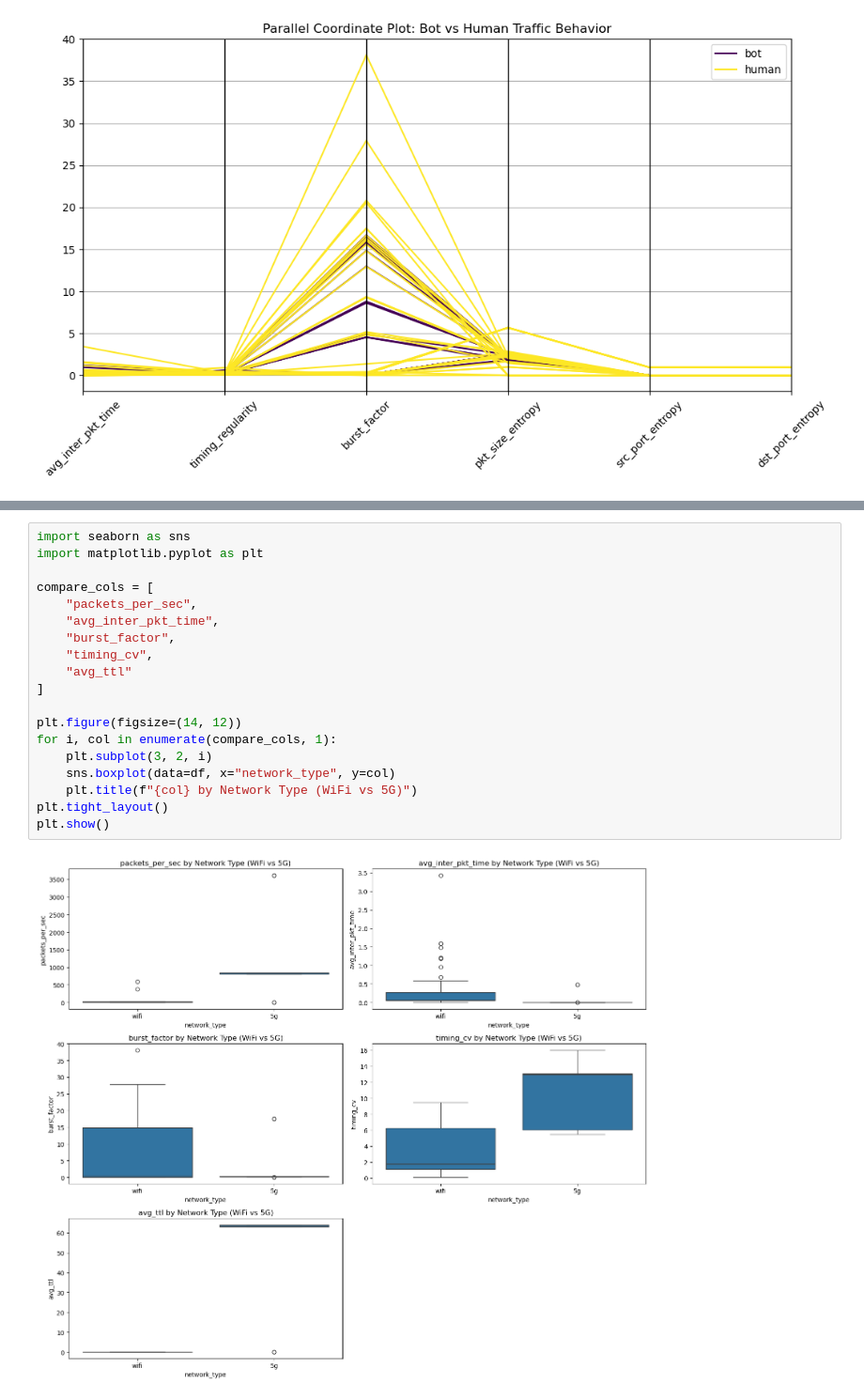
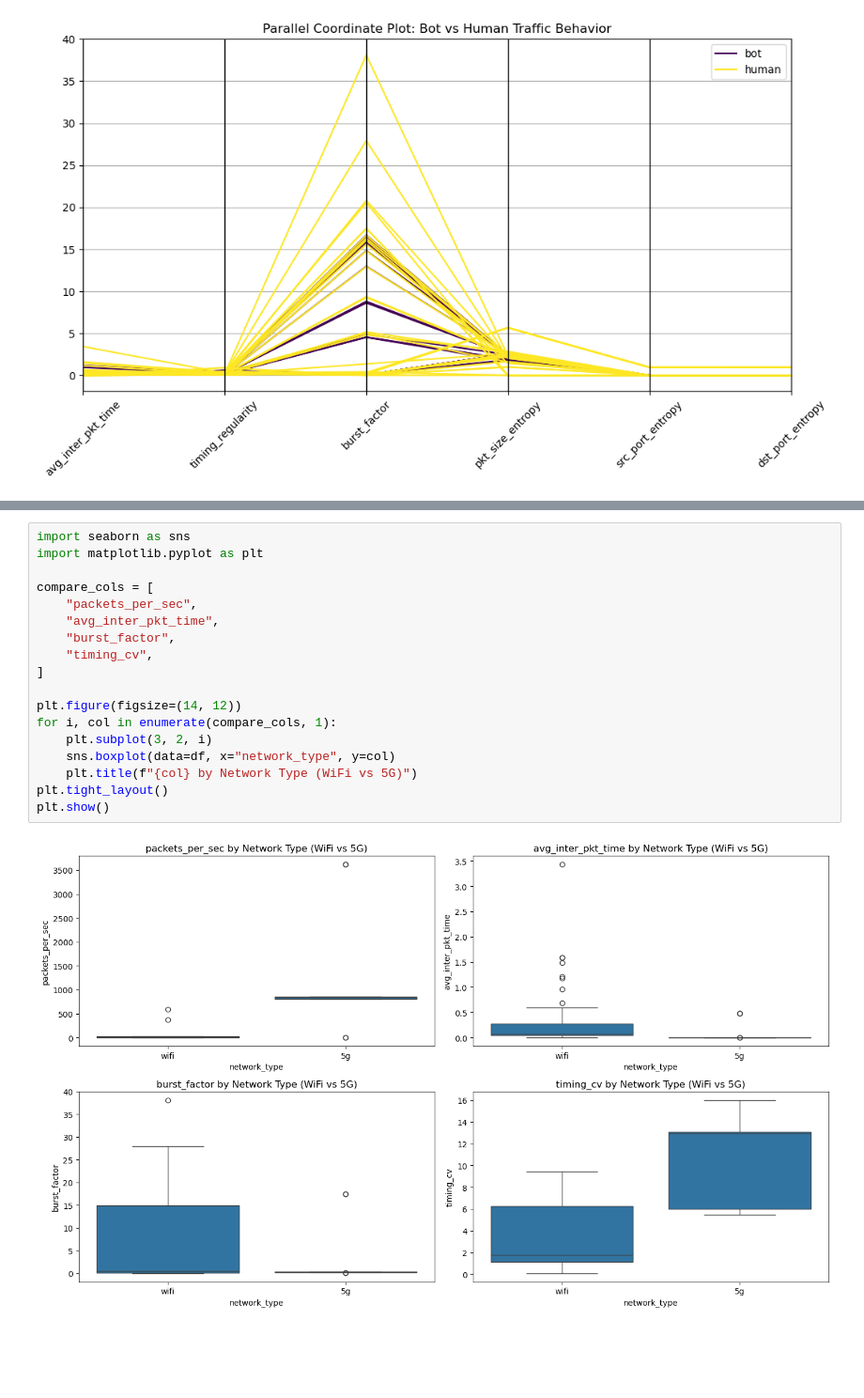
Before and after one commit to carissabb/Bot-Busters-Capstone, a Jupyter notebook: BotBusterDataViz.ipynb, the cells around one changed output, grey strips where cells are left out. Shown: that part at 94% size. Drawn from its saved outputs; the diff is of its cells as text; blank space fills up the shorter version.

```diff
--- a/BotBusterDataViz.ipynb
+++ b/BotBusterDataViz.ipynb
@@ -191,21 +235,20 @@ plt.show()
 # %%
 import seaborn as sns
 import matplotlib.pyplot as plt
 
 compare_cols = [
     "packets_per_sec",
     "avg_inter_pkt_time",
     "burst_factor",
     "timing_cv",
-    "avg_ttl"
 ]
 
 plt.figure(figsize=(14, 12))
 for i, col in enumerate(compare_cols, 1):
     plt.subplot(3, 2, i)
     sns.boxplot(data=df, x="network_type", y=col)
     plt.title(f"{col} by Network Type (WiFi vs 5G)")
 plt.tight_layout()
 plt.show()
 # %% [output]
-[figure, old version]
+[figure, new version]
```
Also changed, not shown: parts of 3 cells of this notebook.
